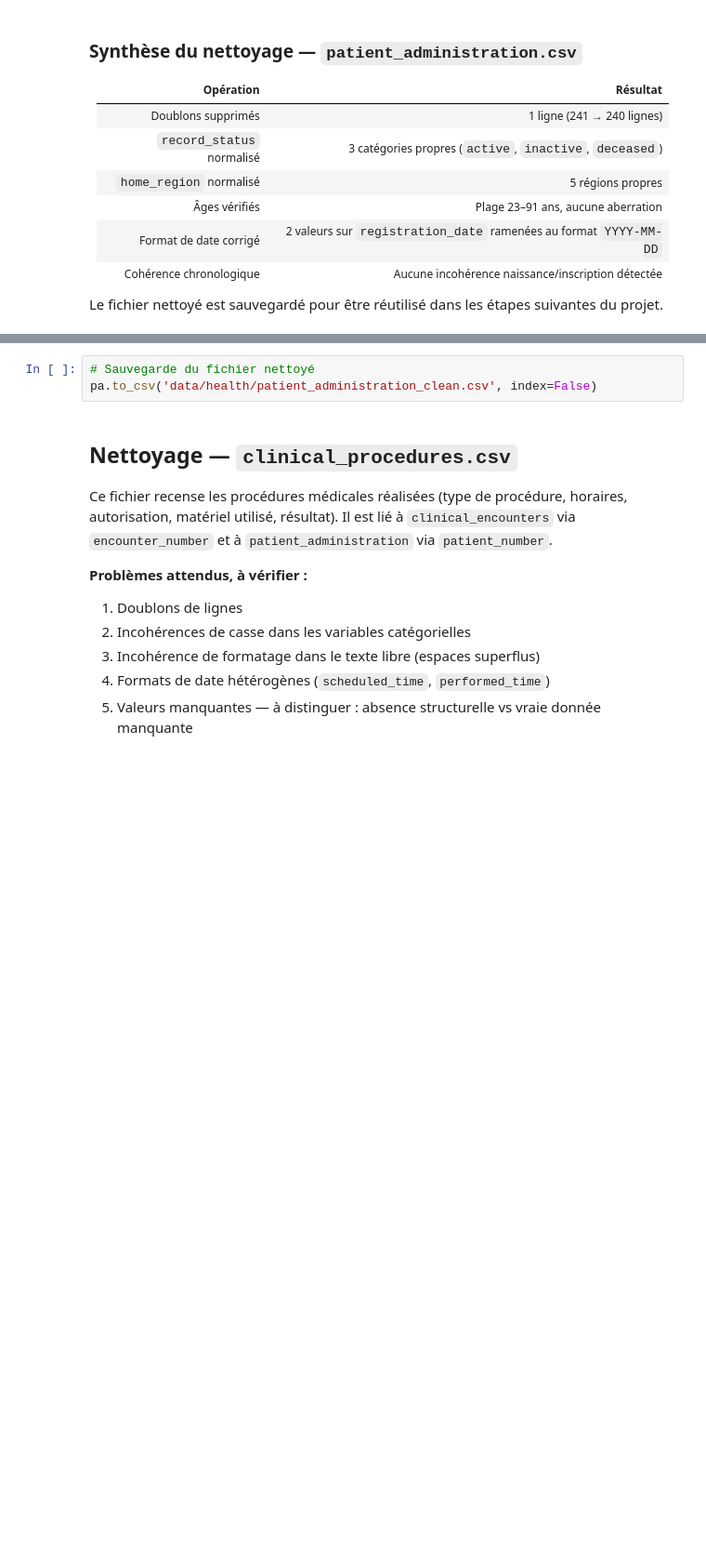
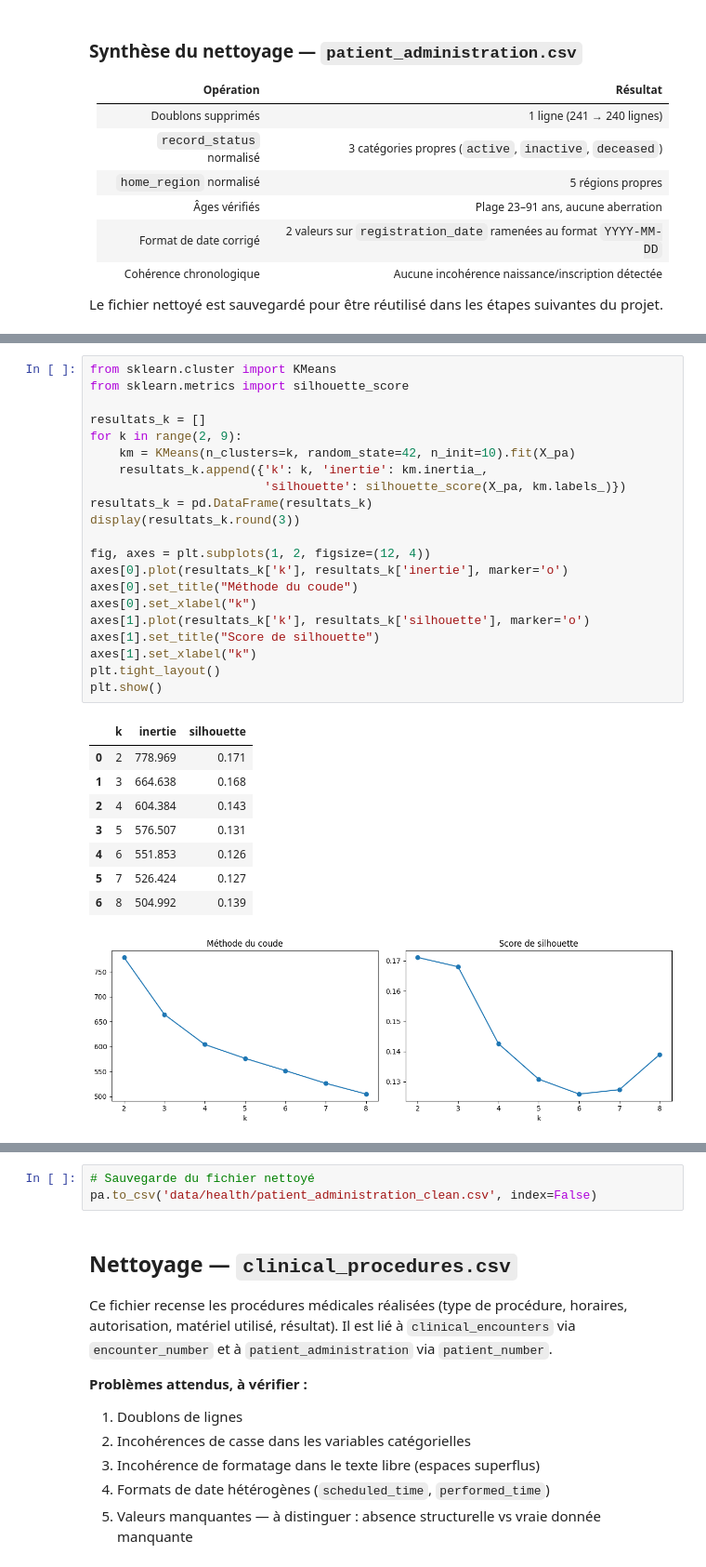
Before and after one commit to Sheik-info/20262027-UE-DataMining-Project, a Jupyter notebook: health.ipynb, the cells around one changed output, grey strips where cells are left out. Shown at 93% size. Cells and saved outputs as stored; diff of their text form; blank space fills up the shorter version.

```diff
--- a/health.ipynb
+++ b/health.ipynb
@@ -158,0 +454,31 @@ Le fichier nettoyé est sauvegardé pour être réutilisé dans les étapes suiv
+# %%
+from sklearn.cluster import KMeans
+from sklearn.metrics import silhouette_score
+
+resultats_k = []
+for k in range(2, 9):
+    km = KMeans(n_clusters=k, random_state=42, n_init=10).fit(X_pa)
+    resultats_k.append({'k': k, 'inertie': km.inertia_,
+                        'silhouette': silhouette_score(X_pa, km.labels_)})
+resultats_k = pd.DataFrame(resultats_k)
+display(resultats_k.round(3))
+
+fig, axes = plt.subplots(1, 2, figsize=(12, 4))
+axes[0].plot(resultats_k['k'], resultats_k['inertie'], marker='o')
+axes[0].set_title("Méthode du coude")
+axes[0].set_xlabel("k")
+axes[1].plot(resultats_k['k'], resultats_k['silhouette'], marker='o')
+axes[1].set_title("Score de silhouette")
+axes[1].set_xlabel("k")
+plt.tight_layout()
+plt.show()
+# %% [output]
+|  | k | inertie | silhouette |
+| 0 | 2 | 778.969 | 0.171 |
+| 1 | 3 | 664.638 | 0.168 |
+| 2 | 4 | 604.384 | 0.143 |
+| 3 | 5 | 576.507 | 0.131 |
+| 4 | 6 | 551.853 | 0.126 |
+| 5 | 7 | 526.424 | 0.127 |
+| 6 | 8 | 504.992 | 0.139 |
+[figure, added]
```
Also changed, not shown: parts of 37 cells of this notebook.
